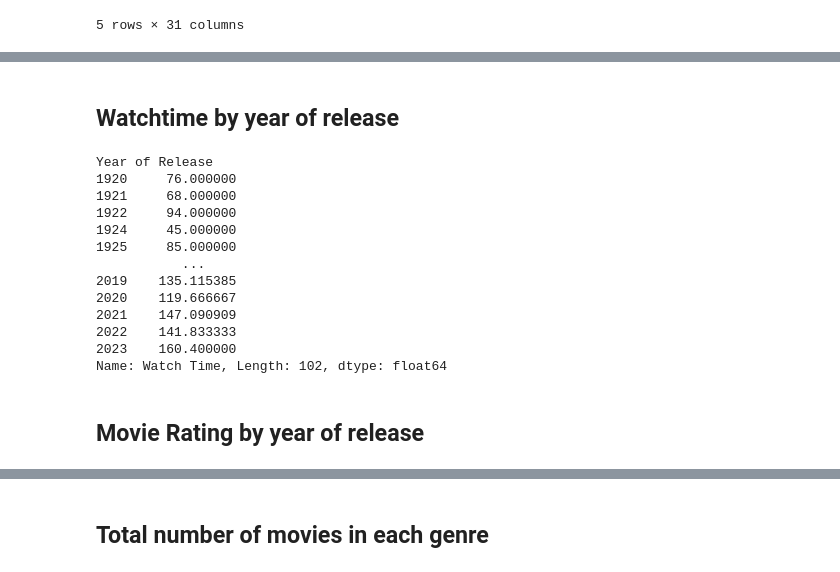
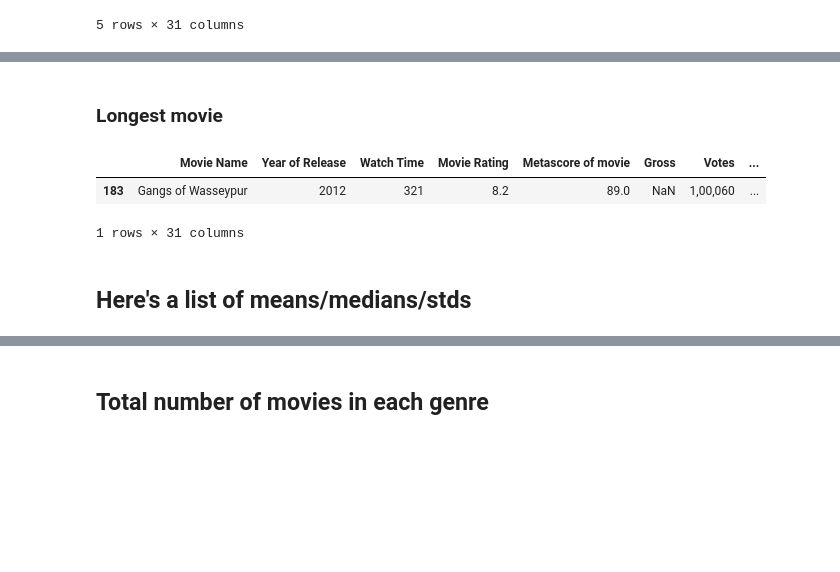
Before and after one commit to Simon-Sprouse/1000_Movies_Dataset, a Jupyter notebook: Statistics.ipynb, the cells around one changed output, grey strips where cells are left out. Drawn from its saved outputs; the diff is of its cells as text; code cells hidden in the pictures; blank space fills up the shorter version.

```diff
--- a/EDA.ipynb
+++ b/Statistics.ipynb
@@ -20,3 +27,13 @@ df.head()
+# %% [markdown]
+### Longest movie
+# %%
+df.loc[df['Watch Time'] == df['Watch Time'].max()]
+# %% [output]
+|  | Movie Name | Year of Release | Watch Time | Movie Rating | Metascore of movie | Gross | Votes | ... |
+| 183 | Gangs of Wasseypur | 2012 | 321 | 8.2 | 89.0 | NaN | 1,00,060 | ... |
+1 rows × 31 columns
+# %% [markdown]
+## Here's a list of means/medians/stds
 # %%
 df.describe()
 # %% [output]
@@ -30,23 +47,3 @@ df.describe()
 | 75% | 2011.000000 | 139.000000 | 8.100000 | 88.000000 | 1.004020e+05 | 0.000000 | 0.000000 | 0.000000 | ... |
 | max | 2023.000000 | 321.000000 | 9.300000 | 100.000000 | 1.131438e+06 | 1.000000 | 1.000000 | 1.000000 | ... |
 8 rows × 25 columns
-# %% [markdown]
-## Watchtime by year of release
-# %%
-df.groupby('Year of Release')['Watch Time'].mean()
-# %% [output]
-Year of Release
-1920     76.000000
-1921     68.000000
-1922     94.000000
-1924     45.000000
-1925     85.000000
-           ...
-2019    135.115385
-2020    119.666667
-2021    147.090909
-2022    141.833333
-2023    160.400000
-Name: Watch Time, Length: 102, dtype: float64
-# %% [markdown]
-## Movie Rating by year of release
```
Also changed, not shown: parts of 15 cells of this notebook, 1 other file.
